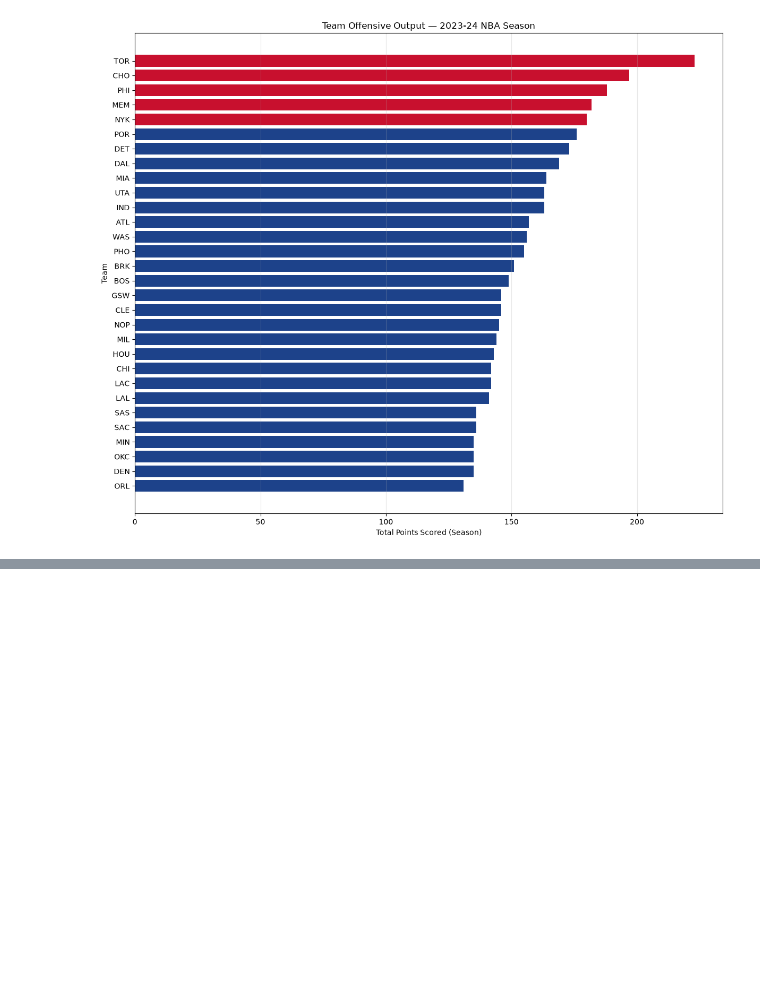
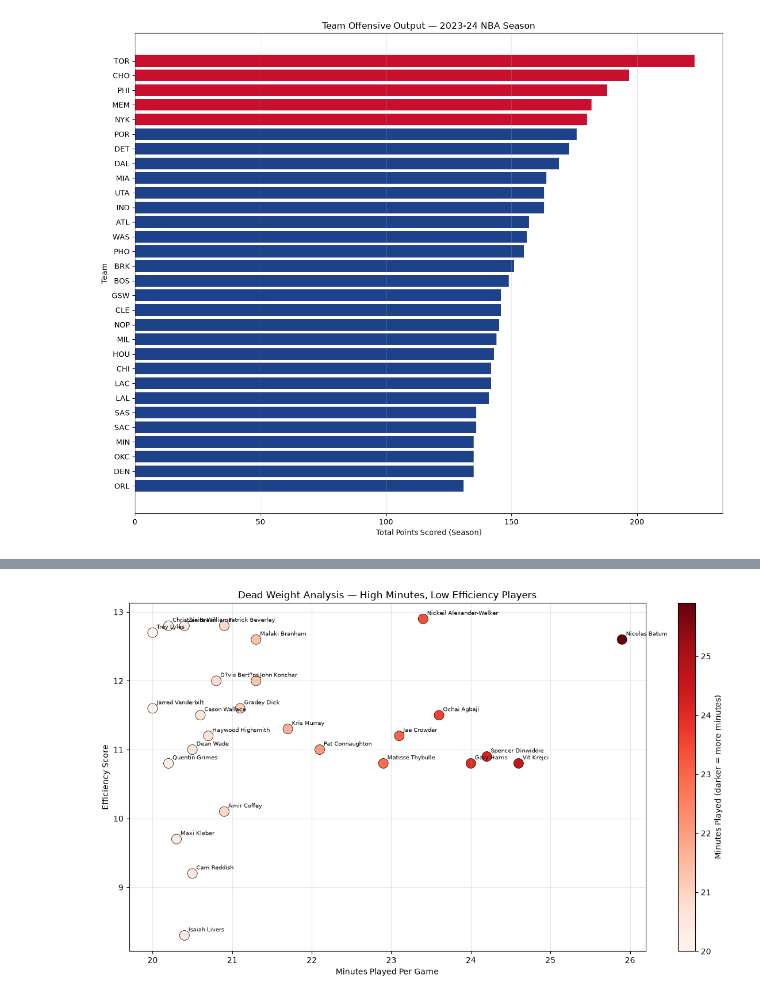
Before and after one commit to MohamedAkram-M/NBA-Season-Analysis, a Jupyter notebook: notebooks/02_visualization.ipynb, the cells around one changed output, grey strips where cells are left out. Saved outputs shown, nothing was run; the diff lists cells and outputs as text; code cells hidden in the pictures; blank space fills up the shorter version.

```diff
--- a/notebooks/02_visualization.ipynb
+++ b/notebooks/02_visualization.ipynb
@@ -112,3 +150,10 @@ plt.savefig('../Visualisation/q2_team_offensive_output.png', dpi=150)
 plt.show()
 # %% [output]
 [figure]
+# %%
+with open('../Queries/Position Outliers - Efficiency Z-Score Analysis.sql', 'r') as file:
+    query_q3 = file.read()
+
+df_q3 = pd.read_sql(query_q3, conn)
+print(df_q3)
+print(df_q3.columns.tolist())
@@ -114,0 +281,6 @@ plt.show()
+# %%
+with open('../Queries/Dead Weight - High Minutes Low Efficiency.sql', 'r') as file:
+    query_q4 = file.read()
+
+df_q4 = pd.read_sql(query_q4, conn)
+print(df_q4)
@@ -114,0 +305,31 @@ plt.show()
+# %%
+plt.figure(figsize=(12, 7))
+
+# Color intensity based on how "bad" the combination is - normalize MP for color scaling
+scatter = plt.scatter(
+    df_q4['MP'],
+    df_q4['efficiency'],
+    c=df_q4['MP'],
+    cmap='Reds',
+    s=150,
+    edgecolor='black',
+    linewidth=0.5
+)
+
+# Label each point with player name
+for i, row in df_q4.iterrows():
+    plt.annotate(row['Player'], (row['MP'], row['efficiency']),
+                 fontsize=7, xytext=(5, 5), textcoords='offset points')
+
+plt.colorbar(scatter, label='Minutes Played (darker = more minutes)')
+
+plt.xlabel('Minutes Played Per Game')
+plt.ylabel('Efficiency Score')
+plt.title('Dead Weight Analysis — High Minutes, Low Efficiency Players')
+plt.grid(alpha=0.3)
+
+plt.tight_layout()
+plt.savefig('../Visualisation/q4_dead_weight.png', dpi=150)
+plt.show()
+# %% [output]
+[figure, added]
```
Also changed, not shown: parts of 6 cells of this notebook, 6 other files.
